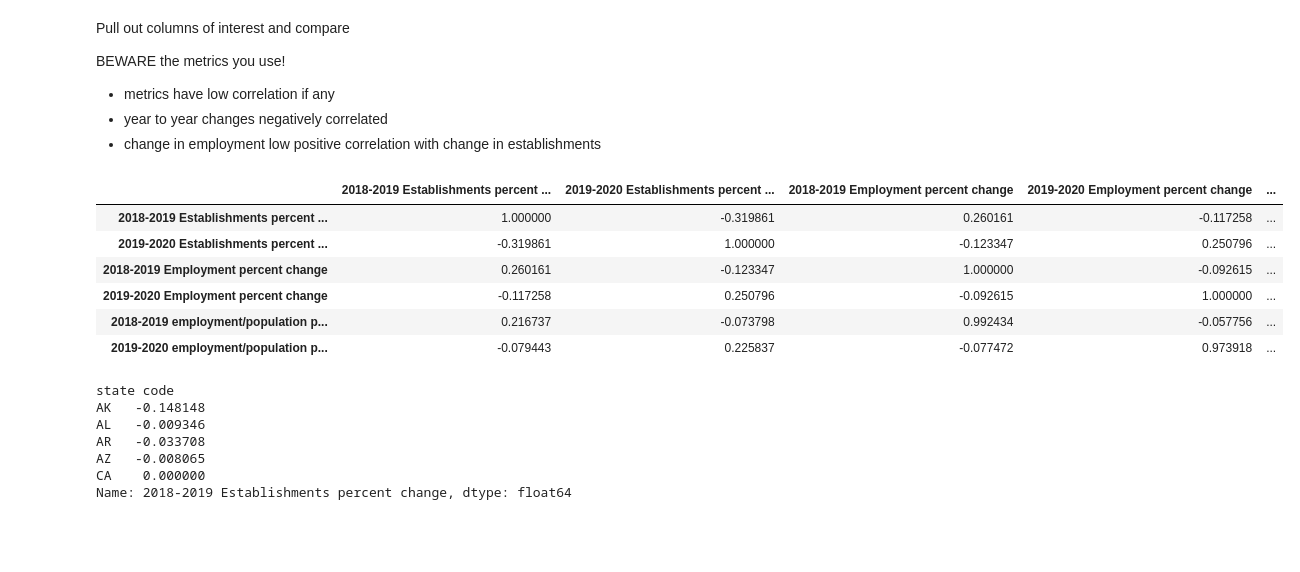
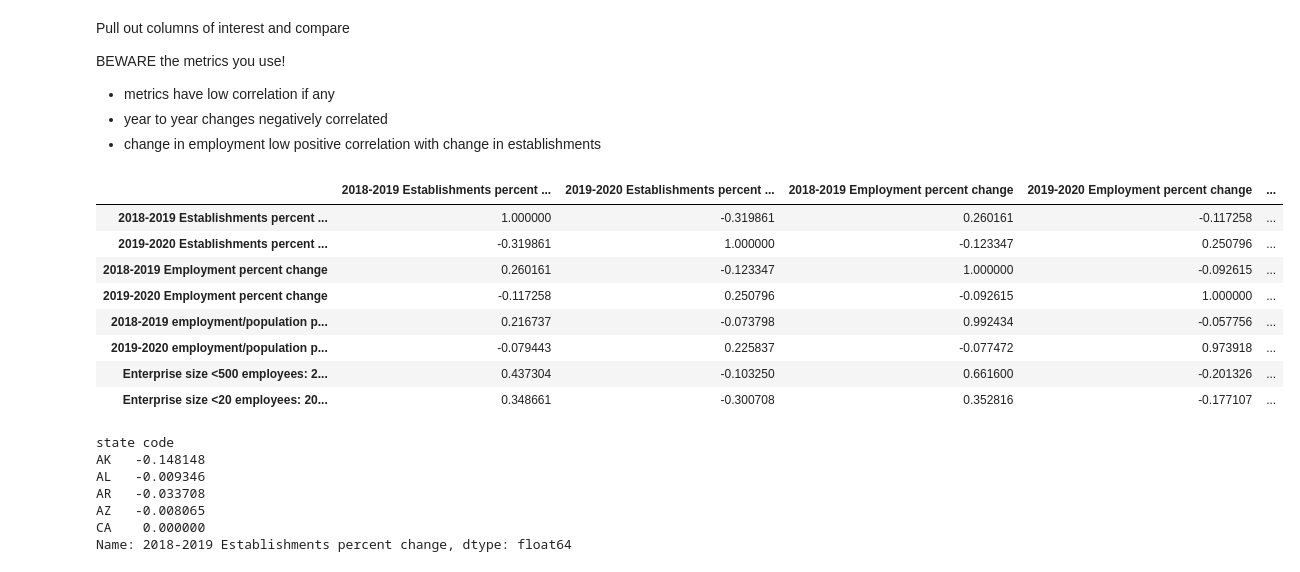
Before and after one commit to aberke/amazon-study, a Jupyter notebook: data-analysis/employment-vs-online-purchases.ipynb, the cells around one changed output. Drawn from its saved outputs; the diff is of its cells as text; code cells hidden in the pictures; blank space fills up the shorter version.

Commit message:
experiment with restricting to enterprises with fewer employees

```diff
--- a/data-analysis/employment-vs-online-purchases.ipynb
+++ b/data-analysis/employment-vs-online-purchases.ipynb
@@ -106,20 +106,26 @@ BEWARE the metrics you use!
 # %%
 census_books_stores[[
     '2018-2019 Establishments percent change',
     '2019-2020 Establishments percent change',
     '2018-2019 Employment percent change',
     '2019-2020 Employment percent change',
     '2018-2019 employment/population percent change',
-    '2019-2020 employment/population percent change'
+    '2019-2020 employment/population percent change',
+    # Also have data specific to enterprise size
+    'Enterprise size <500 employees: 2018-2019 employment/population percent change',
+    'Enterprise size <20 employees: 2018-2019 employment/population percent change',
+
 ]].corr()
 # %% [output]
 |  | 2018-2019 Establishments percent ... | 2019-2020 Establishments percent ... | 2018-2019 Employment percent change | 2019-2020 Employment percent change | ... |
 | 2018-2019 Establishments percent ... | 1.000000 | -0.319861 | 0.260161 | -0.117258 | ... |
 | 2019-2020 Establishments percent ... | -0.319861 | 1.000000 | -0.123347 | 0.250796 | ... |
 | 2018-2019 Employment percent change | 0.260161 | -0.123347 | 1.000000 | -0.092615 | ... |
 | 2019-2020 Employment percent change | -0.117258 | 0.250796 | -0.092615 | 1.000000 | ... |
 | 2018-2019 employment/population p... | 0.216737 | -0.073798 | 0.992434 | -0.057756 | ... |
 | 2019-2020 employment/population p... | -0.079443 | 0.225837 | -0.077472 | 0.973918 | ... |
+| Enterprise size <500 employees: 2... | 0.437304 | -0.103250 | 0.661600 | -0.201326 | ... |
+| Enterprise size <20 employees: 20... | 0.348661 | -0.300708 | 0.352816 | -0.177107 | ... |
 # %%
 # Pull out columns of interest
 census_books_est_pct_change_20182019 = census_books_stores['2018-2019 Establishments percent change']
```
Also changed, not shown: parts of 18 cells of this notebook, 2 other files.
